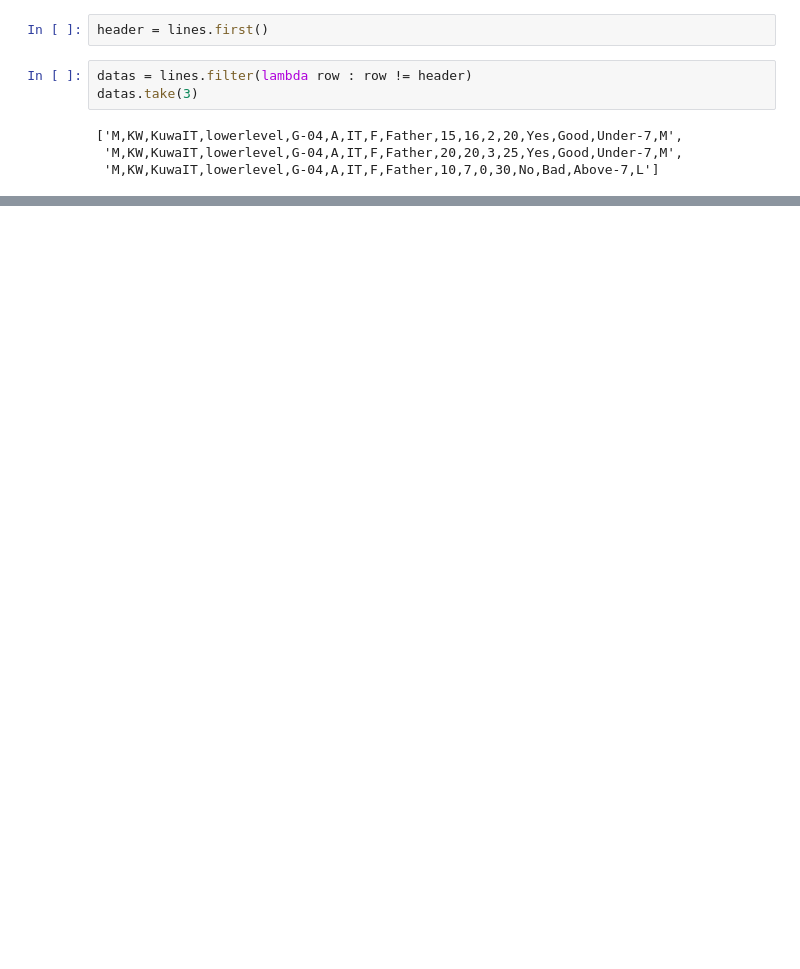
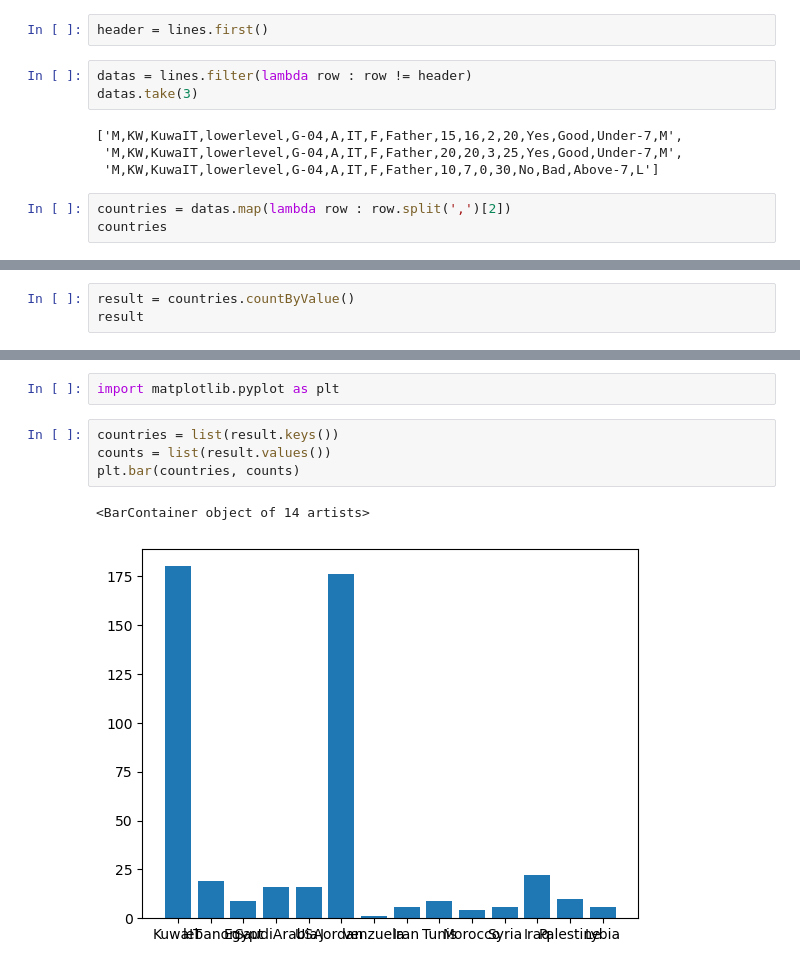
Before and after one commit to bhjin97/Docker, a Jupyter notebook: 02_RDD_test.ipynb, the cells around one changed output, grey strips where cells are left out. Drawn from its saved outputs; the diff is of its cells as text; blank space fills up the shorter version.

```diff
--- a/02_RDD_test.ipynb
+++ b/02_RDD_test.ipynb
@@ -125,3 +127,6 @@ datas.take(3)
 ['M,KW,KuwaIT,lowerlevel,G-04,A,IT,F,Father,15,16,2,20,Yes,Good,Under-7,M',
  'M,KW,KuwaIT,lowerlevel,G-04,A,IT,F,Father,20,20,3,25,Yes,Good,Under-7,M',
  'M,KW,KuwaIT,lowerlevel,G-04,A,IT,F,Father,10,7,0,30,No,Bad,Above-7,L']
+# %%
+countries = datas.map(lambda row : row.split(',')[2])
+countries
@@ -127,0 +139,3 @@ datas.take(3)
+# %%
+result = countries.countByValue()
+result
@@ -127,0 +208,9 @@ datas.take(3)
+# %%
+import matplotlib.pyplot as plt
+# %%
+countries = list(result.keys())
+counts = list(result.values())
+plt.bar(countries, counts)
+# %% [output]
+<BarContainer object of 14 artists>
+[figure, added]
```
Also changed, not shown: parts of 10 cells of this notebook.
